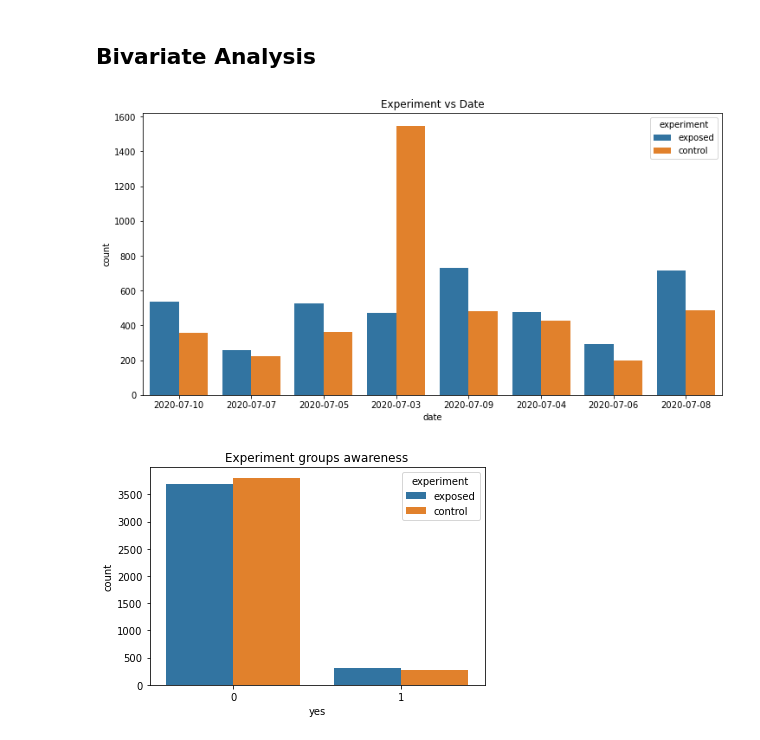
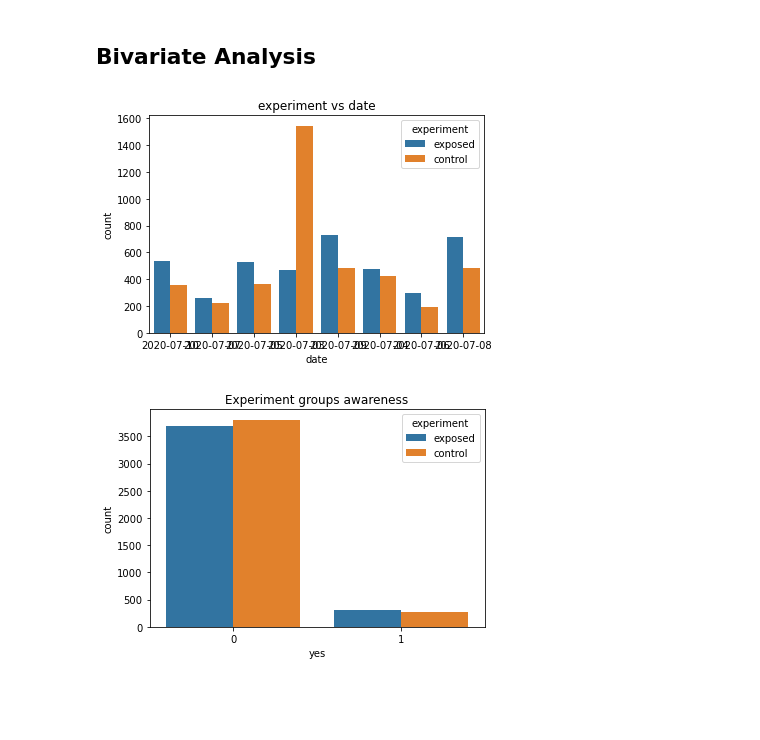
Before and after one commit to tutorialcreation/nlp_swahili_amharic, a Jupyter notebook: notebooks/EDA.ipynb, the cells around one changed output. Drawn from its saved outputs; the diff is of its cells as text; code cells hidden in the pictures; blank space fills up the shorter version.

```diff
--- a/notebooks/EDA.ipynb
+++ b/notebooks/EDA.ipynb
@@ -10,4 +13,4 @@ import seaborn as sns
 # reading the csv file
 missing_values = ["n/a", "na", "undefined"]
 df = pd.read_csv("../data/AdSmartABdata.csv", na_values=missing_values)
-df
+eda = EDA(df)
@@ -210,12 +182,9 @@ Name: no, dtype: int64
 ## Bivariate Analysis
 # %%
 # Experiment with Date
-plt.figure(figsize=(12, 6))
-sns.countplot(data=df, x="date", hue="experiment")
-plt.title('Experiment vs Date')
-plt.show()
+experiment_date = eda.plot_counts("experiment","date","bivariate")
 # %% [output]
-[figure, old version]
+[figure, new version]
 # %%
 sns.countplot(data=df, x="yes", hue="experiment")
 plt.title('Experiment groups awareness')
```
Also changed, not shown: parts of 11 cells of this notebook, 1 other file.
